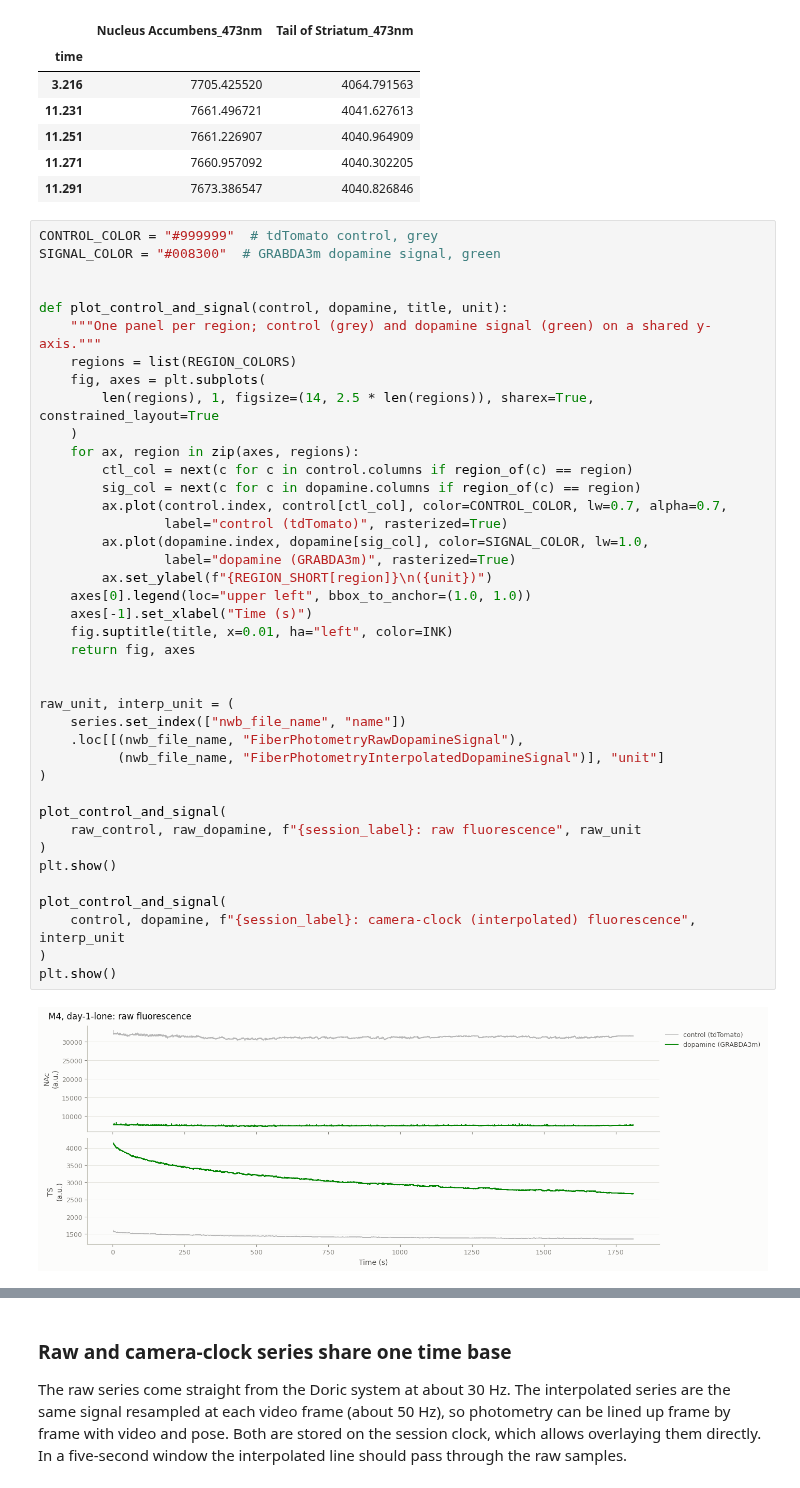
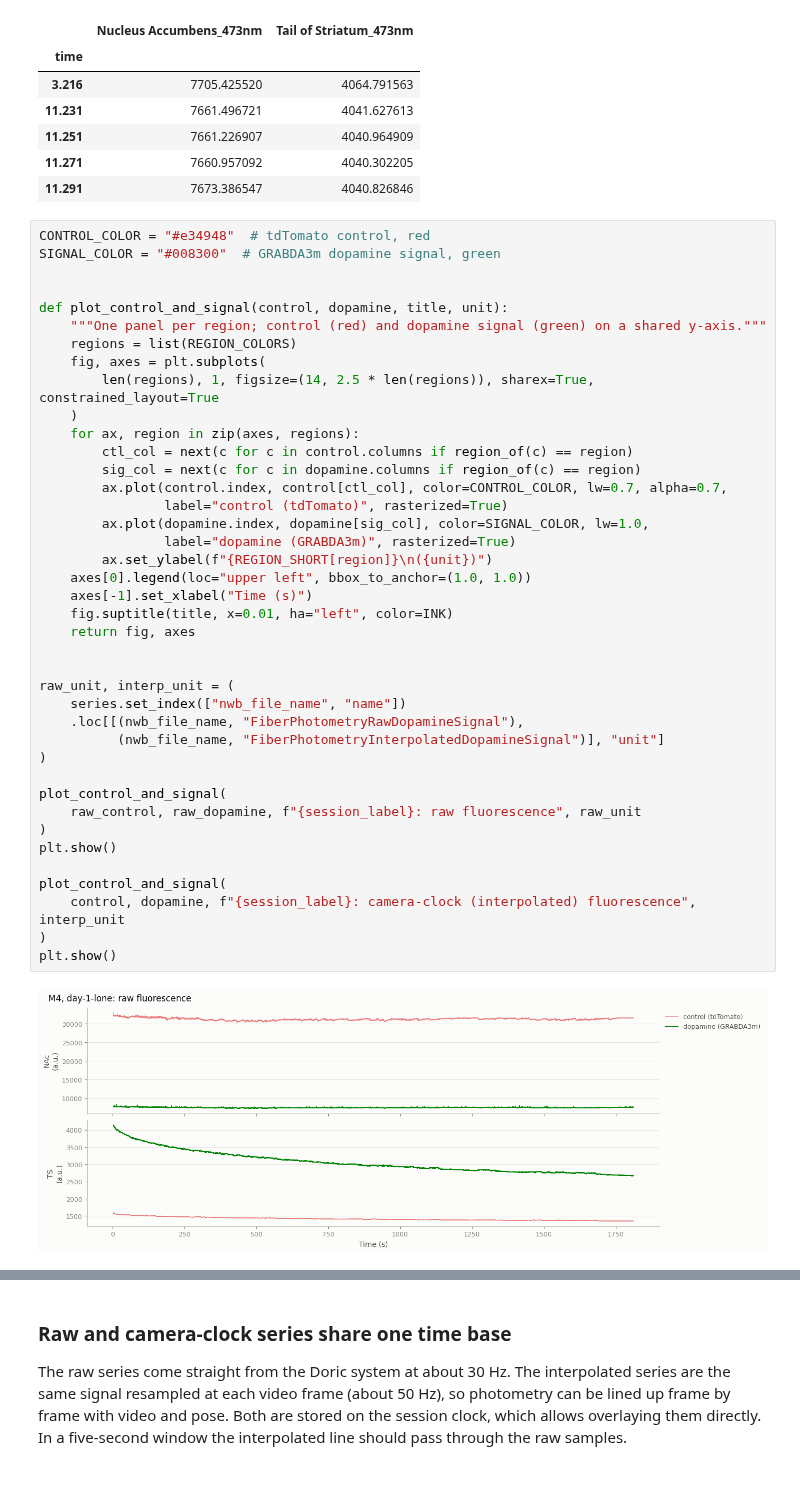
Before and after one commit to catalystneuro/uchida-lab-to-nwb, a Jupyter notebook: spyglass/notebooks/spyglass_fiber_photometry_tutorial.ipynb, the cells around one changed output, grey strips where cells are left out. Cells and saved outputs as stored; diff of their text form.

```diff
--- a/spyglass/notebooks/spyglass_fiber_photometry_tutorial.ipynb
+++ b/spyglass/notebooks/spyglass_fiber_photometry_tutorial.ipynb
@@ -375,12 +375,12 @@ M4, day-1-lone: camera-clock dopamine (90074, 2), camera-clock control (90074, 2
 | 11.271 | 7660.957092 | 4040.302205 |
 | 11.291 | 7673.386547 | 4040.826846 |
 # %%
-CONTROL_COLOR = "#999999"  # tdTomato control, grey
+CONTROL_COLOR = "#e34948"  # tdTomato control, red
 SIGNAL_COLOR = "#008300"  # GRABDA3m dopamine signal, green
 
 
 def plot_control_and_signal(control, dopamine, title, unit):
-    """One panel per region; control (grey) and dopamine signal (green) on a shared y-axis."""
+    """One panel per region; control (red) and dopamine signal (green) on a shared y-axis."""
     regions = list(REGION_COLORS)
     fig, axes = plt.subplots(
         len(regions), 1, figsize=(14, 2.5 * len(regions)), sharex=True, constrained_layout=True
@@ -388,31 +388,31 @@ def plot_control_and_signal(control, dopamine, title, unit):
     for ax, region in zip(axes, regions):
         ctl_col = next(c for c in control.columns if region_of(c) == region)
         sig_col = next(c for c in dopamine.columns if region_of(c) == region)
         ax.plot(control.index, control[ctl_col], color=CONTROL_COLOR, lw=0.7, alpha=0.7,
                 label="control (tdTomato)", rasterized=True)
         ax.plot(dopamine.index, dopamine[sig_col], color=SIGNAL_COLOR, lw=1.0,
                 label="dopamine (GRABDA3m)", rasterized=True)
         ax.set_ylabel(f"{REGION_SHORT[region]}\n({unit})")
     axes[0].legend(loc="upper left", bbox_to_anchor=(1.0, 1.0))
     axes[-1].set_xlabel("Time (s)")
     fig.suptitle(title, x=0.01, ha="left", color=INK)
     return fig, axes
 
 
 raw_unit, interp_unit = (
     series.set_index(["nwb_file_name", "name"])
     .loc[[(nwb_file_name, "FiberPhotometryRawDopamineSignal"),
           (nwb_file_name, "FiberPhotometryInterpolatedDopamineSignal")], "unit"]
 )
 
 plot_control_and_signal(
     raw_control, raw_dopamine, f"{session_label}: raw fluorescence", raw_unit
 )
 plt.show()
 
 plot_control_and_signal(
     control, dopamine, f"{session_label}: camera-clock (interpolated) fluorescence", interp_unit
 )
 plt.show()
 # %% [output]
-[figure, old version]
+[figure, new version]
```
Also changed, not shown: parts of 4 cells of this notebook, 2 other files.
